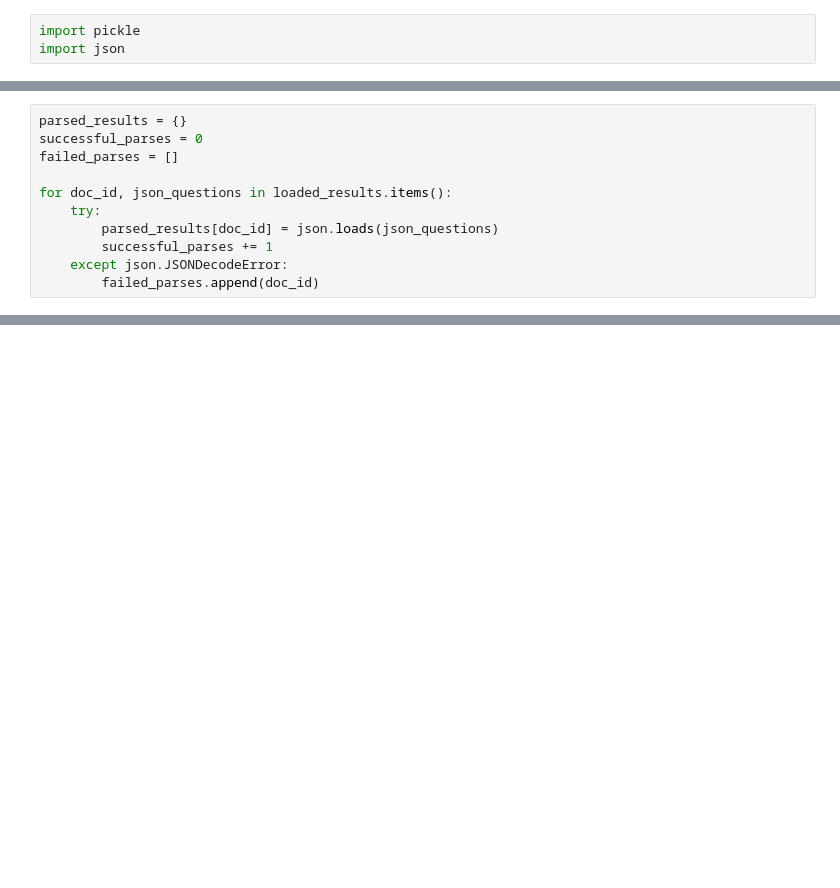
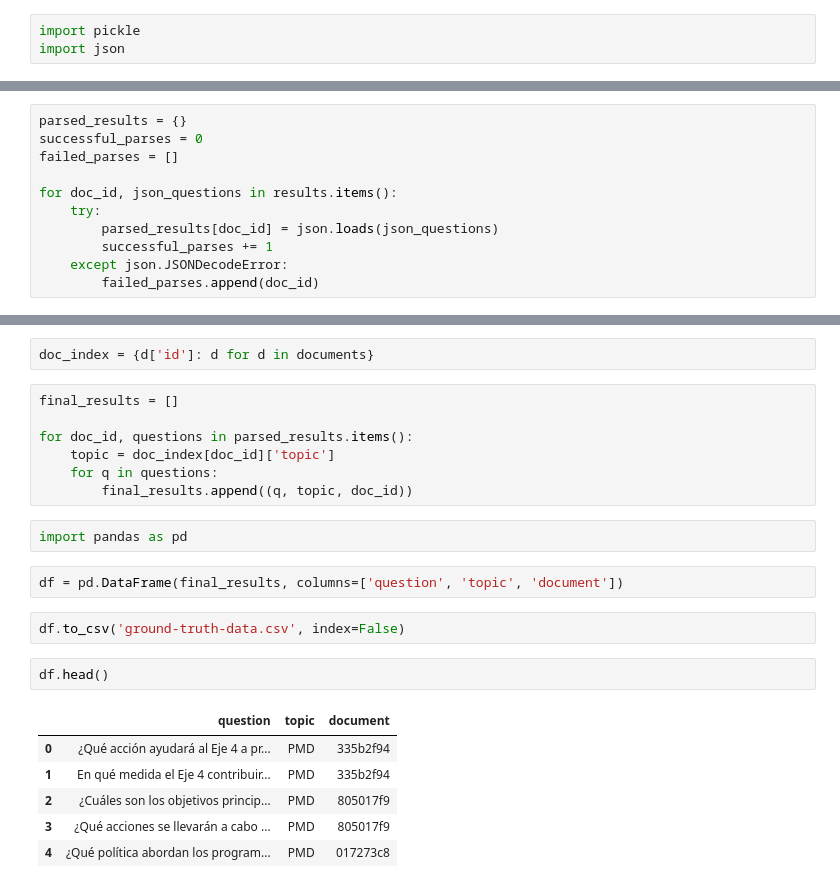
Before and after one commit to AdairPonceuwu/ch_llm, a Jupyter notebook: ground_truth.ipynb, the cells around one changed output, grey strips where cells are left out. Drawn from its saved outputs; the diff is of its cells as text; blank space fills up the shorter version.

Commit message:
Finish Ground

```diff
--- a/ground_truth.ipynb
+++ b/ground_truth.ipynb
@@ -217,7 +170,7 @@ parsed_results = {}
 successful_parses = 0
 failed_parses = []
 
-for doc_id, json_questions in loaded_results.items():
+for doc_id, json_questions in results.items():
     try:
         parsed_results[doc_id] = json.loads(json_questions)
         successful_parses += 1
@@ -245,0 +183,24 @@ failed_parses
+# %%
+doc_index = {d['id']: d for d in documents}
+# %%
+final_results = []
+
+for doc_id, questions in parsed_results.items():
+    topic = doc_index[doc_id]['topic']
+    for q in questions:
+        final_results.append((q, topic, doc_id))
+# %%
+import pandas as pd
+# %%
+df = pd.DataFrame(final_results, columns=['question', 'topic', 'document'])
+# %%
+df.to_csv('ground-truth-data.csv', index=False)
+# %%
+df.head()
+# %% [output]
+|  | question | topic | document |
+| 0 | ¿Qué acción ayudará al Eje 4 a pr... | PMD | 335b2f94 |
+| 1 | En qué medida el Eje 4 contribuir... | PMD | 335b2f94 |
+| 2 | ¿Cuáles son los objetivos princip... | PMD | 805017f9 |
+| 3 | ¿Qué acciones se llevarán a cabo ... | PMD | 805017f9 |
+| 4 | ¿Qué política abordan los program... | PMD | 017273c8 |
```
Also changed, not shown: parts of 11 cells of this notebook, 2 other files.
